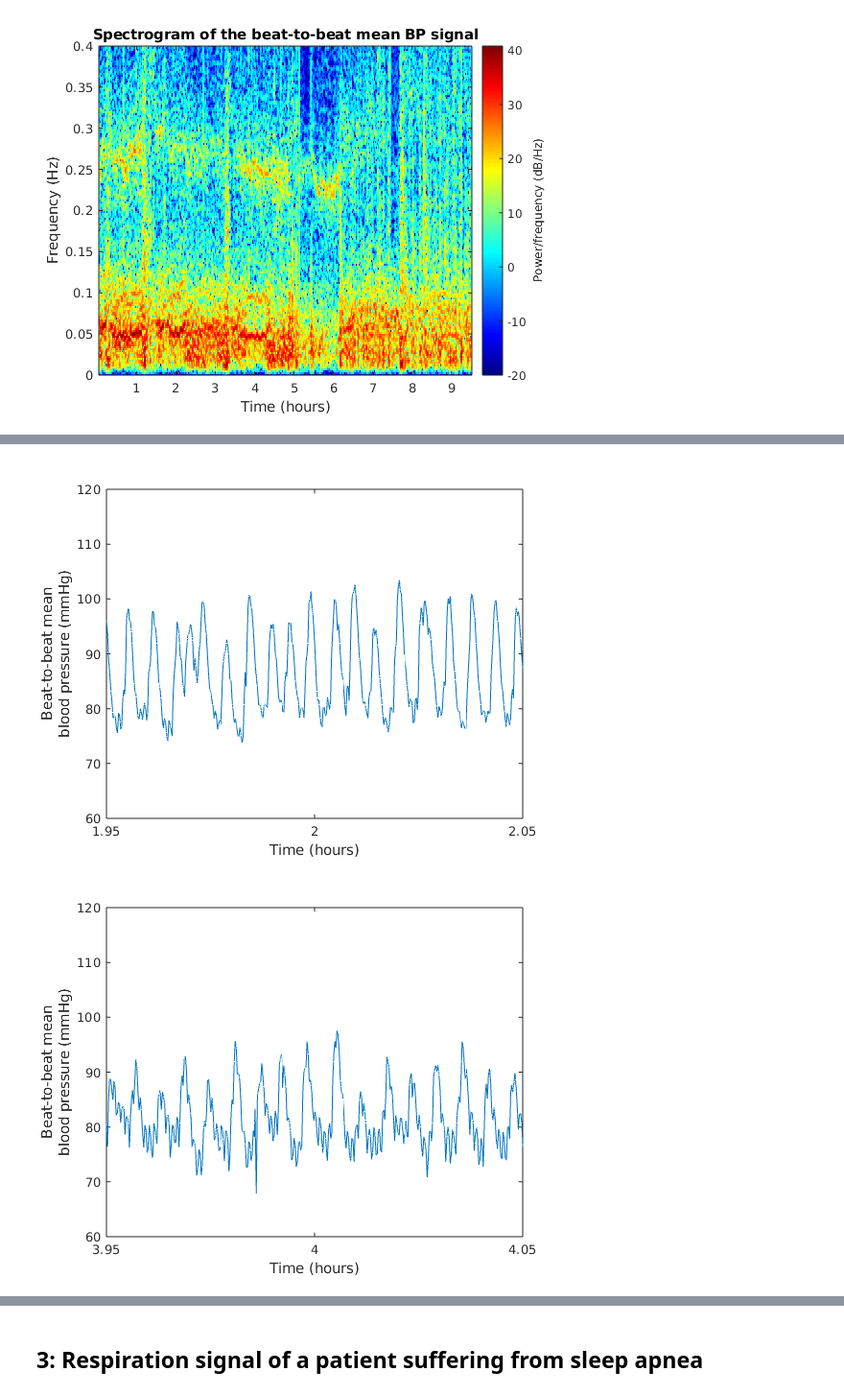
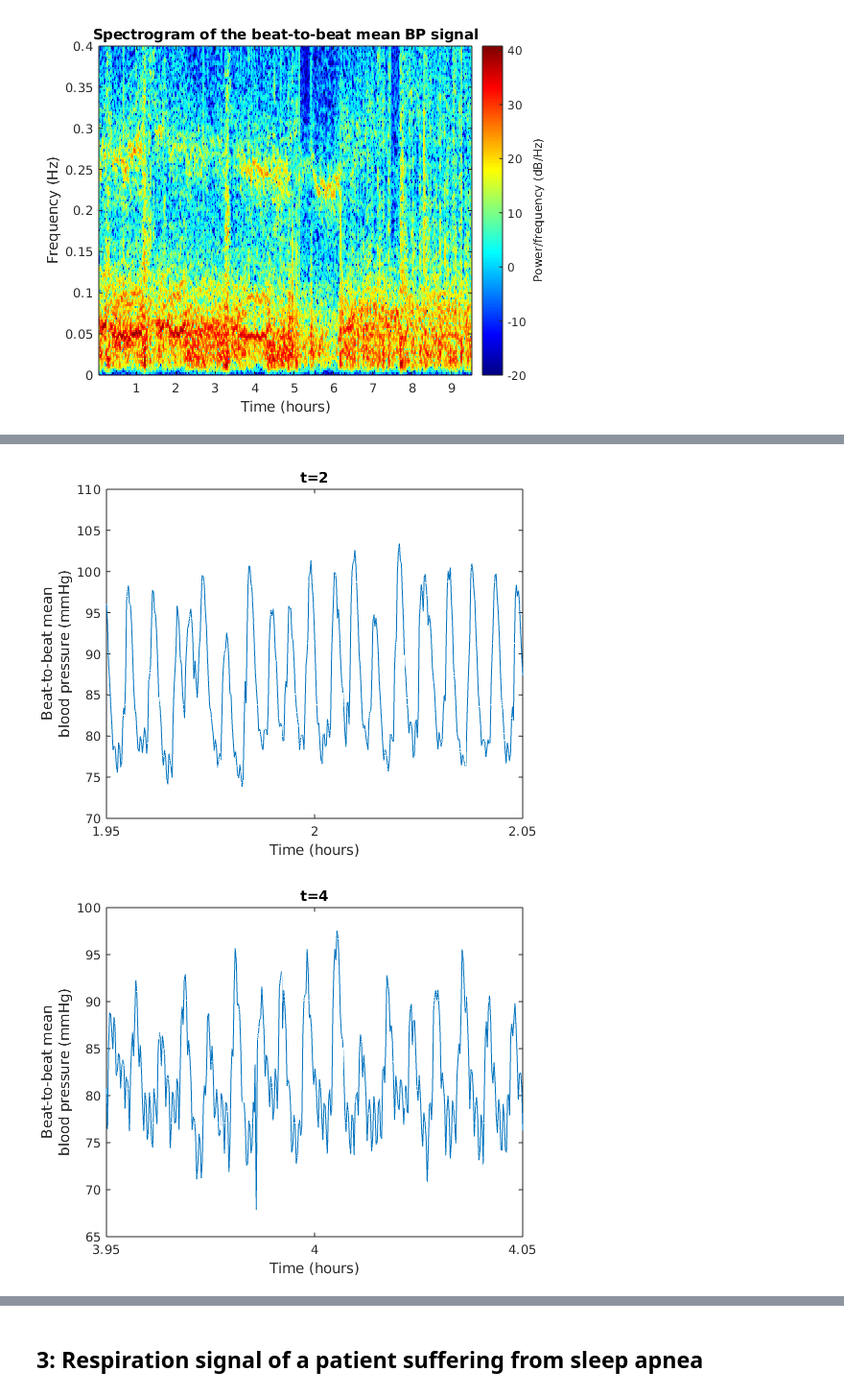
Before and after one commit to ricardo2911/labo, a Jupyter notebook: labo_04/Labo_04.ipynb, the cells around one changed output, grey strips where cells are left out. Shown at 96% size. Cells and saved outputs as stored; diff of their text form; code cells hidden in the pictures.

```diff
--- a/labo_04/Labo_04.ipynb
+++ b/labo_04/Labo_04.ipynb
@@ -136,24 +146,27 @@ Yes, we could have concluded the same from the time signal however this way woul
 # %%
 figure('Units','centimeters','Position',[0,0,25,11],'Color','w');
 plot(t/3600, bp);
 xlabel('Time (hours)');
 ylabel({'Beat-to-beat mean','blood pressure (mmHg)'});
-xlim([1.95 2.05])
-ylim([60 120])
+xlim([1.95 2.05]);
+ylim([70 110]);
+title('t=2');
 
 figure('Units','centimeters','Position',[0,0,25,11],'Color','w');
 plot(t/3600, bp);
 xlabel('Time (hours)');
 ylabel({'Beat-to-beat mean','blood pressure (mmHg)'});
-xlim([3.95 4.05])
-ylim([60 120])
+xlim([3.95 4.05]);
+ylim([65 100]);
+title('t=4');
 
 figure('Units','centimeters','Position',[0,0,25,11],'Color','w');
 plot(t/3600, bp);
 xlabel('Time (hours)');
 ylabel({'Beat-to-beat mean','blood pressure (mmHg)'});
-xlim([5.95 6.05])
-ylim([60 100])
+xlim([5.95 6.05]);
+ylim([70 90]);
+title('t=6');
 # %% [output]
-[figure, old version]
+[figure, new version]
-[figure, old version]
+[figure, new version]
```
Also changed, not shown: parts of 6 cells of this notebook.
